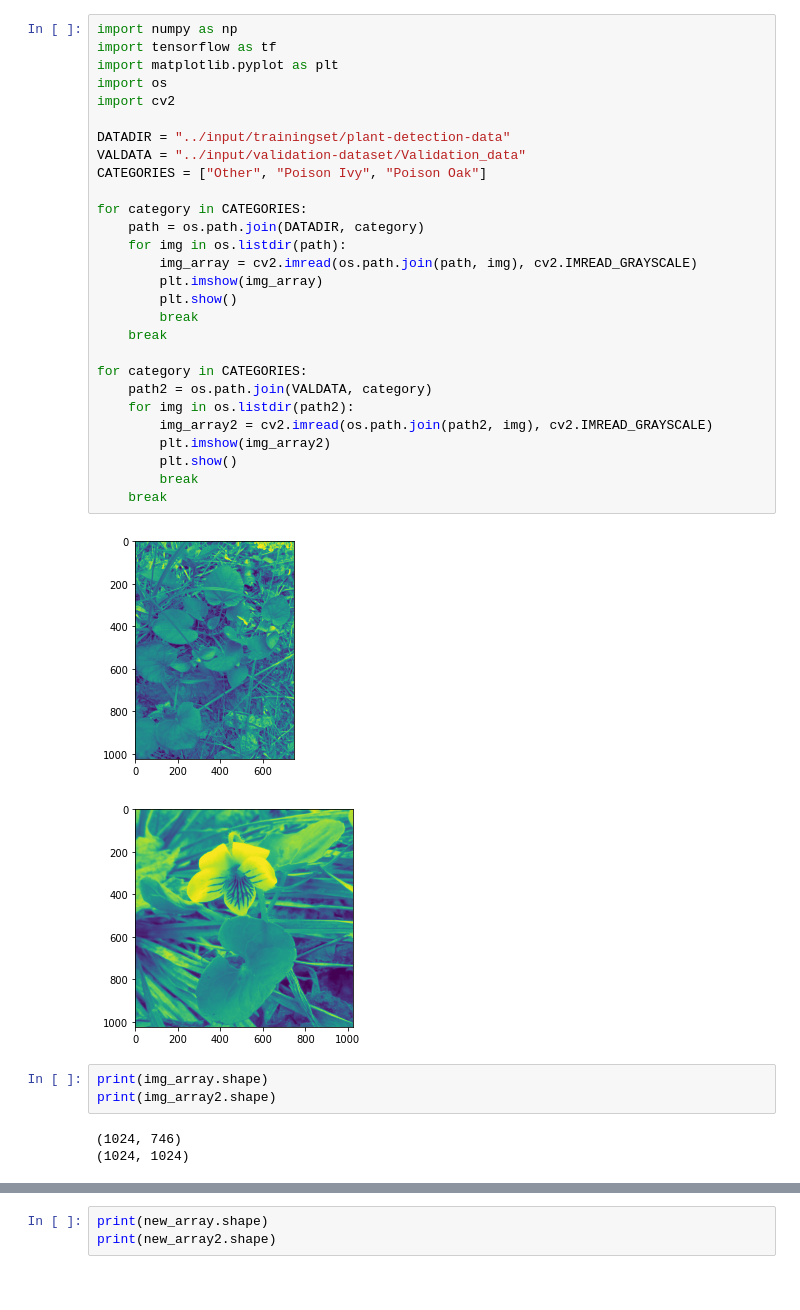
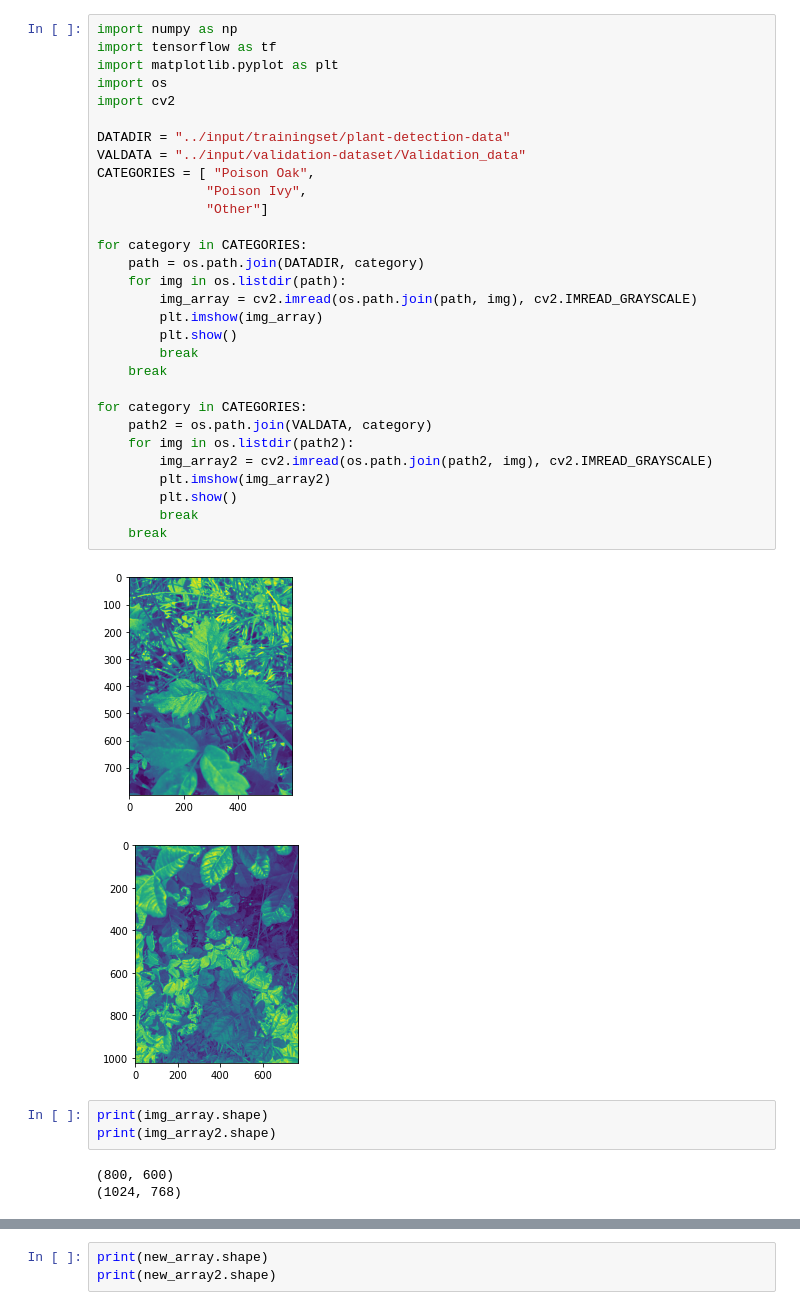
Before and after one commit to thakuraditi05/Plant-Detection-code, a Jupyter notebook: p-ivy-and-p-oak-cnn.ipynb, the cells around one changed output, grey strips where cells are left out. Drawn from its saved outputs; the diff is of its cells as text.

```diff
--- a/p-ivy-and-p-oak-cnn.ipynb
+++ b/p-ivy-and-p-oak-cnn.ipynb
@@ -37,40 +37,42 @@ for dirname, _, filenames in os.walk('/kaggle/input'):
 # %%
 import numpy as np
 import tensorflow as tf
 import matplotlib.pyplot as plt
 import os
 import cv2
 
 DATADIR = "../input/trainingset/plant-detection-data"
 VALDATA = "../input/validation-dataset/Validation_data"
-CATEGORIES = ["Other", "Poison Ivy", "Poison Oak"]
+CATEGORIES = [ "Poison Oak",
+              "Poison Ivy",
+              "Other"]
 
 for category in CATEGORIES:
     path = os.path.join(DATADIR, category)
     for img in os.listdir(path):
         img_array = cv2.imread(os.path.join(path, img), cv2.IMREAD_GRAYSCALE)
         plt.imshow(img_array)
         plt.show()
         break
     break
 
 for category in CATEGORIES:
     path2 = os.path.join(VALDATA, category)
     for img in os.listdir(path2):
         img_array2 = cv2.imread(os.path.join(path2, img), cv2.IMREAD_GRAYSCALE)
         plt.imshow(img_array2)
         plt.show()
         break
     break
 # %% [output]
-[figure, old version]
+[figure, new version]
-[figure, old version]
+[figure, new version]
 # %%
 print(img_array.shape)
 print(img_array2.shape)
 # %% [output]
-(1024, 746)
-(1024, 1024)
+(800, 600)
+(1024, 768)
 # %%
 IMG_SIZE = 150
 
```
Also changed, not shown: parts of 11 cells of this notebook.
